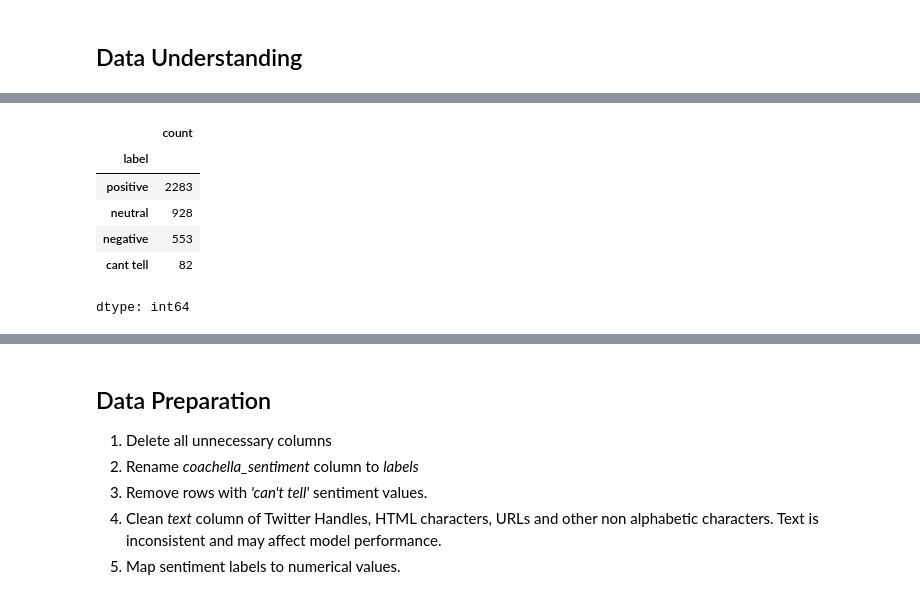
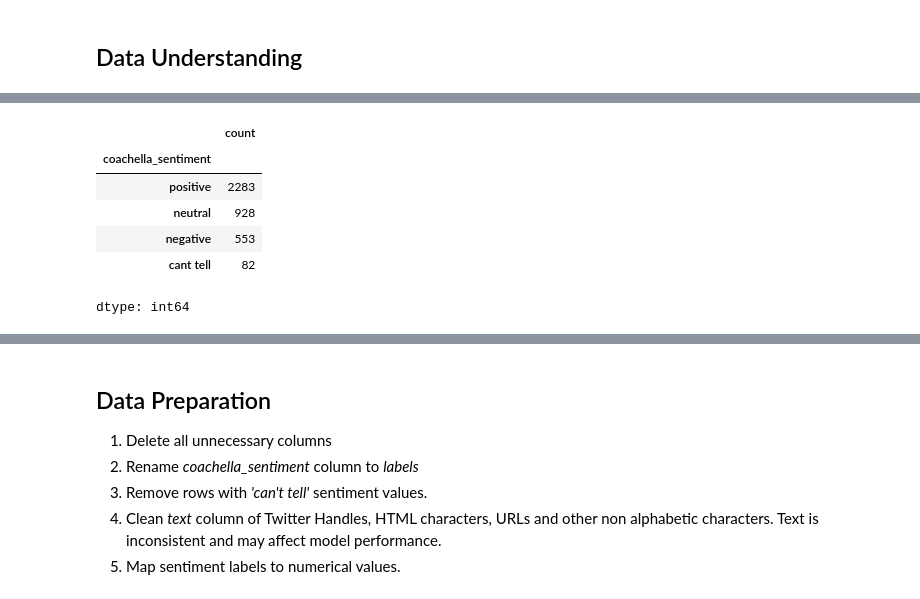
Before and after one commit to Azie88/Coachella-Tweet-Sentiment-Analysis, a Jupyter notebook: Sentiment_Analysis_Coachella.ipynb, the cells around one changed output, grey strips where cells are left out. Cells and saved outputs as stored; diff of their text form; code cells hidden in the pictures.

```diff
--- a/Sentiment_Analysis_Coachella.ipynb
+++ b/Sentiment_Analysis_Coachella.ipynb
@@ -135,9 +143,9 @@ df.isna().sum()
 dtype: int64
 # %%
-df.label.value_counts()
+df.coachella_sentiment.value_counts()
 # %% [output]
 |  | count |
-| label |  |
+| coachella_sentiment |  |
 | positive | 2283 |
 | neutral | 928 |
 | negative | 553 |
```
Also changed, not shown: parts of 24 cells of this notebook.
